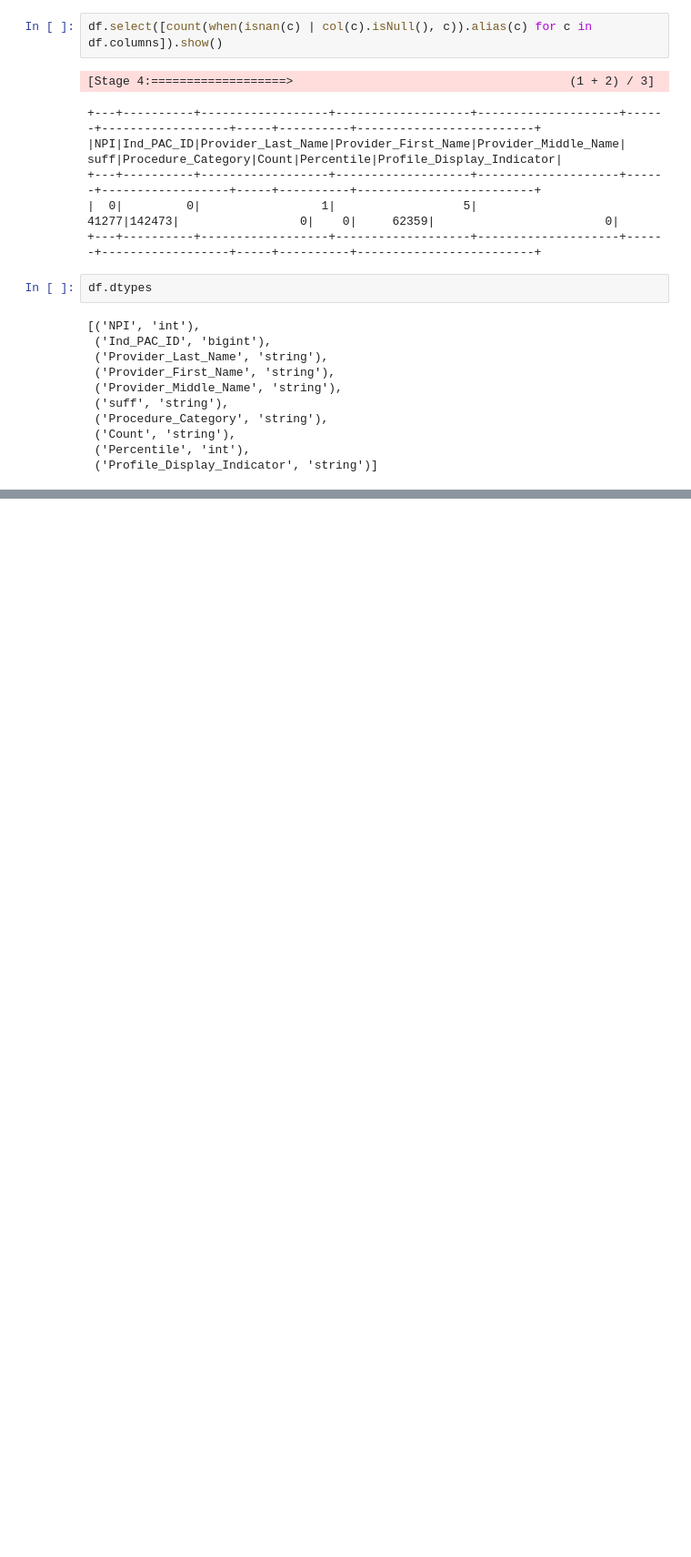
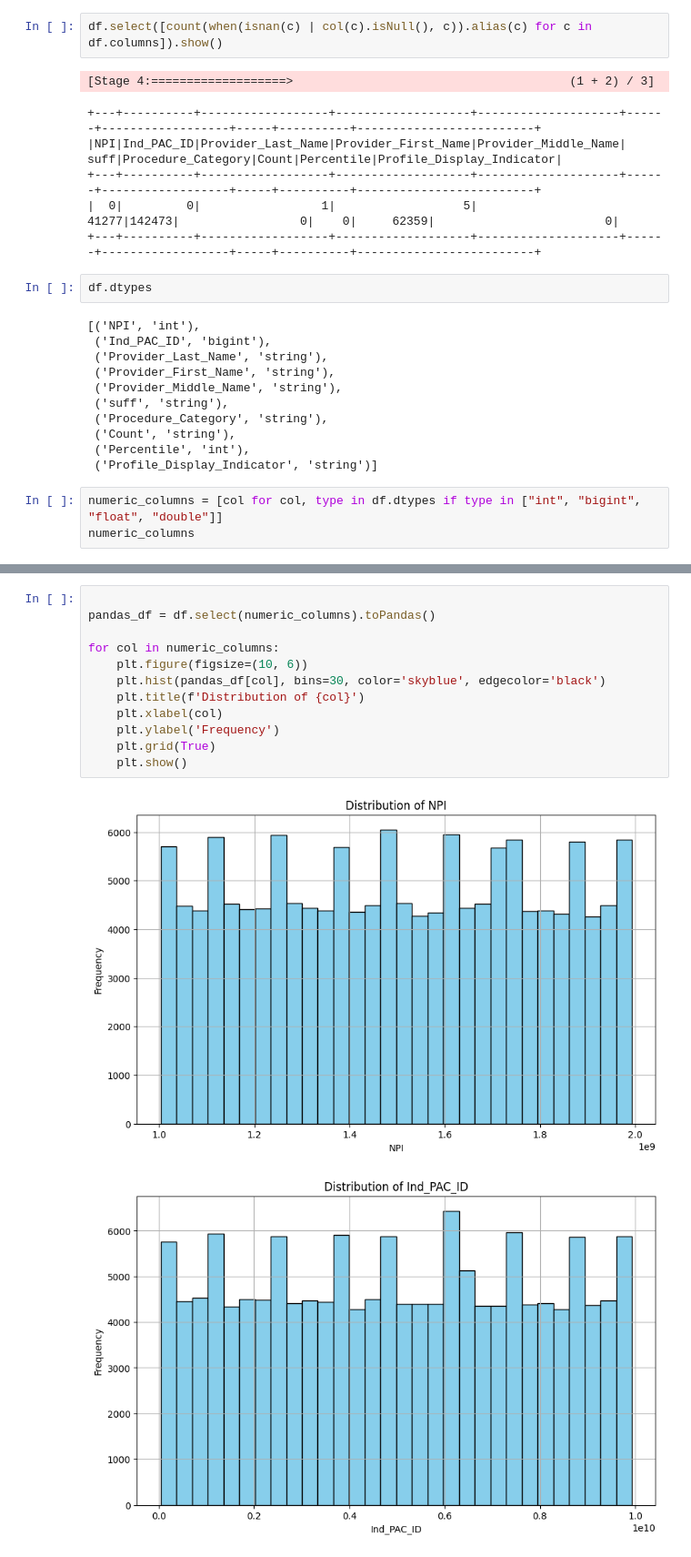
Before and after one commit to Sahil1709/doctor-right, a Jupyter notebook: eda-mips-procedurevolume.ipynb, the cells around one changed output, grey strips where cells are left out. Shown: that part at 91% size. Cells and saved outputs as stored; diff of their text form; blank space fills up the shorter version.

```diff
--- a/eda-mips-procedurevolume.ipynb
+++ b/eda-mips-procedurevolume.ipynb
@@ -66,3 +90,6 @@ df.dtypes
  ('Count', 'string'),
  ('Percentile', 'int'),
  ('Profile_Display_Indicator', 'string')]
+# %%
+numeric_columns = [col for col, type in df.dtypes if type in ["int", "bigint", "float", "double"]]
+numeric_columns
@@ -68,0 +199,15 @@ df.dtypes
+# %%
+
+pandas_df = df.select(numeric_columns).toPandas()
+
+for col in numeric_columns:
+    plt.figure(figsize=(10, 6))
+    plt.hist(pandas_df[col], bins=30, color='skyblue', edgecolor='black')
+    plt.title(f'Distribution of {col}')
+    plt.xlabel(col)
+    plt.ylabel('Frequency')
+    plt.grid(True)
+    plt.show()
+# %% [output]
+[figure, added]
+[figure, added]
```
Also changed, not shown: parts of 16 cells of this notebook.
